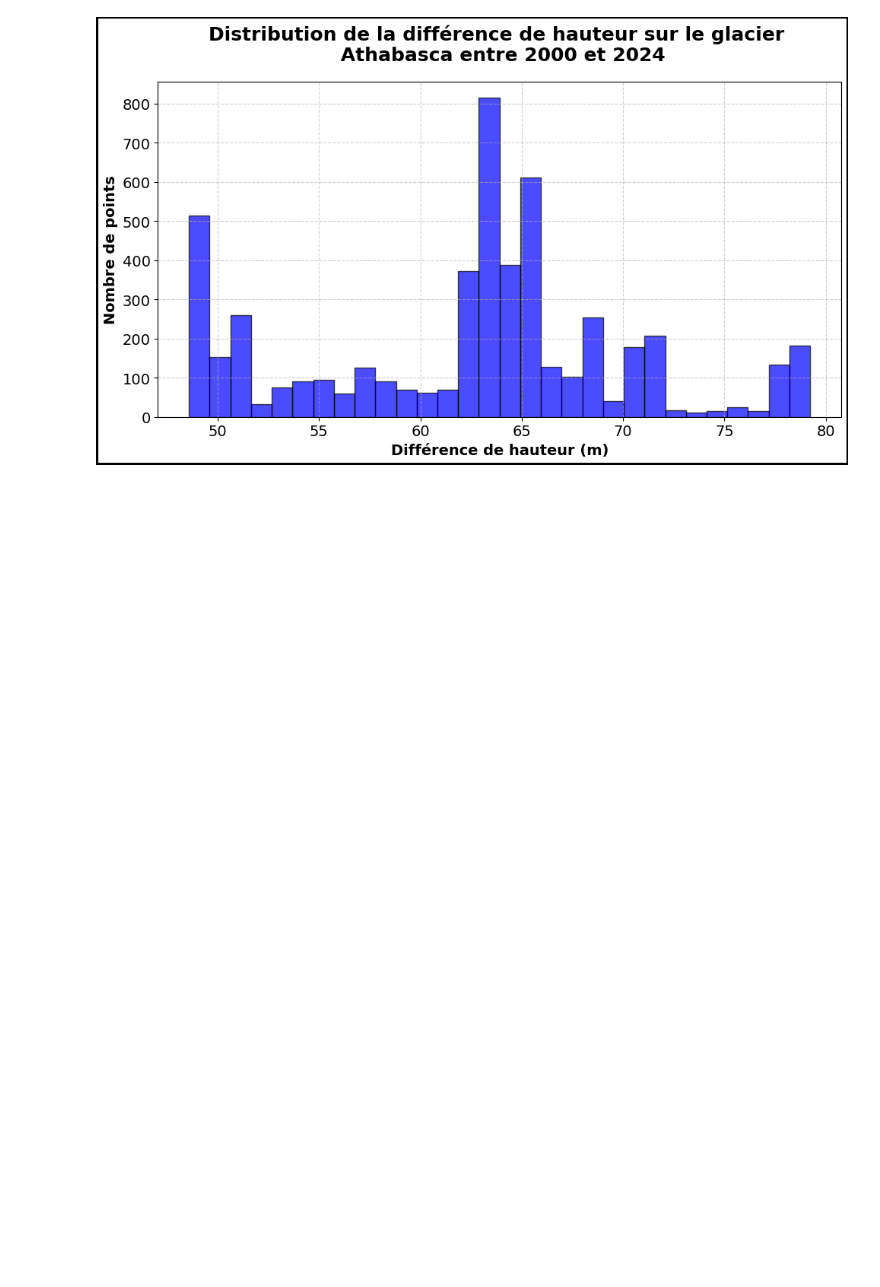
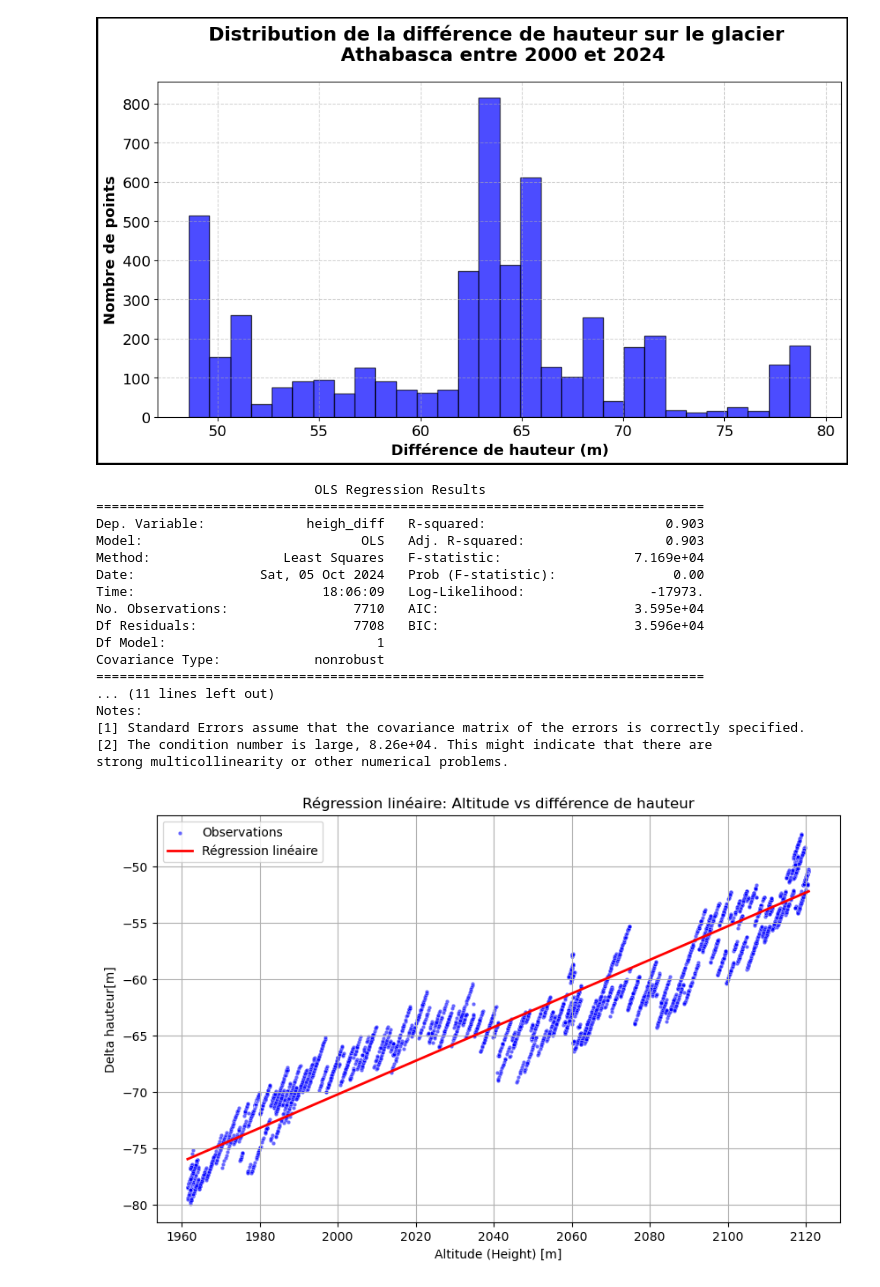
Before and after one commit to tofunori/Ouest, a Jupyter notebook: SRTM_DEM/delta_gnss_athabasca.ipynb, the cells around one changed output. Saved outputs shown, nothing was run; the diff lists cells and outputs as text; code cells hidden in the pictures; blank space fills up the shorter version.

```diff
--- a/SRTM_DEM/delta_gnss_athabasca.ipynb
+++ b/SRTM_DEM/delta_gnss_athabasca.ipynb
@@ -307,3 +307,57 @@ plt.savefig('height_difference_histogram.png', dpi=300)
 plt.show()
 # %% [output]
 [figure]
+# %%
+import geopandas as gpd
+import statsmodels.api as sm
+from statsmodels.formula.api import ols
+import numpy as np
+import matplotlib.pyplot as plt
+import seaborn as sns
+
+# Load the shapefile
+shapefile_path = r'D:\UQTR\Automne 2024\Ouest\GNSS_glaciers\Athabasca\roverRS+\Rover\rover_athabasca_2.shp'
+
+gdf = gpd.read_file(shapefile_path)
+
+# Fit a linear regression model to examine the relationship between height difference and altitude
+model = ols('heigh_diff ~ height', data=gdf).fit()
+
+# Display the summary of the regression analysis
+print(model.summary())
+
+# Generate values for the fitted linear regression line
+x = np.linspace(gdf['height'].min(), gdf['height'].max(), 500)
+x_df = gpd.GeoDataFrame({'height': x})
+y_pred = model.predict(exog=x_df)
+
+# Plotting the scatter plot with the fitted linear regression line
+plt.figure(figsize=(10, 6))
+sns.scatterplot(x='height', y='heigh_diff', data=gdf, alpha=0.6, color='b', s=10, label='Observations')  # Adjusted size of dots
+plt.plot(x, y_pred, color='r', linestyle='-', linewidth=2, label='Régression linéaire')
+
+plt.xlabel('Altitude (Height) [m]')
+plt.ylabel('Delta hauteur[m]')
+plt.title('Régression linéaire: Altitude vs différence de hauteur')
+plt.legend()
+plt.grid(True)
+plt.show()
+# %% [output]
+                            OLS Regression Results
+==============================================================================
+Dep. Variable:             heigh_diff   R-squared:                       0.903
+Model:                            OLS   Adj. R-squared:                  0.903
+Method:                 Least Squares   F-statistic:                 7.169e+04
+Date:                Sat, 05 Oct 2024   Prob (F-statistic):               0.00
+Time:                        18:06:09   Log-Likelihood:                -17973.
+No. Observations:                7710   AIC:                         3.595e+04
+Df Residuals:                    7708   BIC:                         3.596e+04
+Df Model:                           1
+Covariance Type:            nonrobust
+==============================================================================
+... (11 lines left out)
+Notes:
+[1] Standard Errors assume that the covariance matrix of the errors is correctly specified.
+[2] The condition number is large, 8.26e+04. This might indicate that there are
+strong multicollinearity or other numerical problems.
+[figure, added]
```
Also changed, not shown: parts of 1 cell of this notebook, 3 other files.
